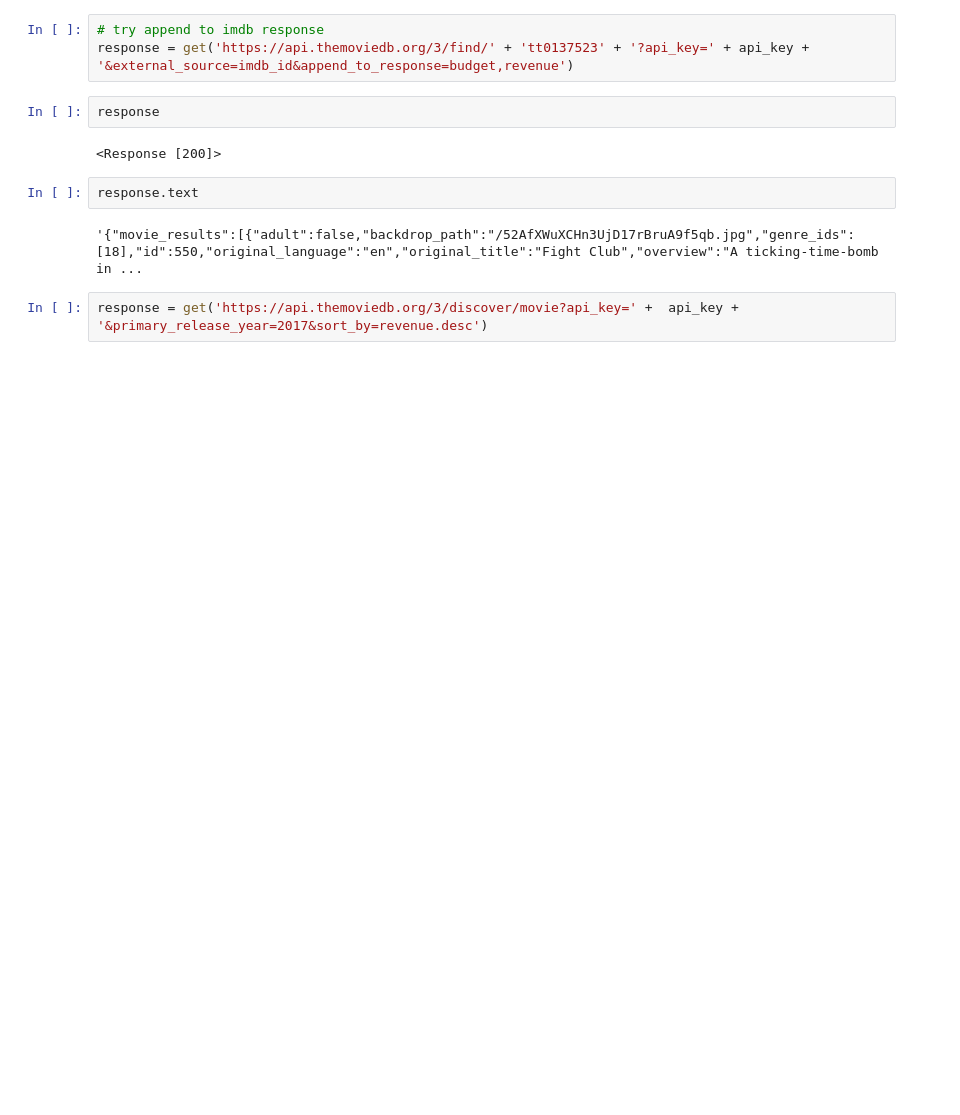
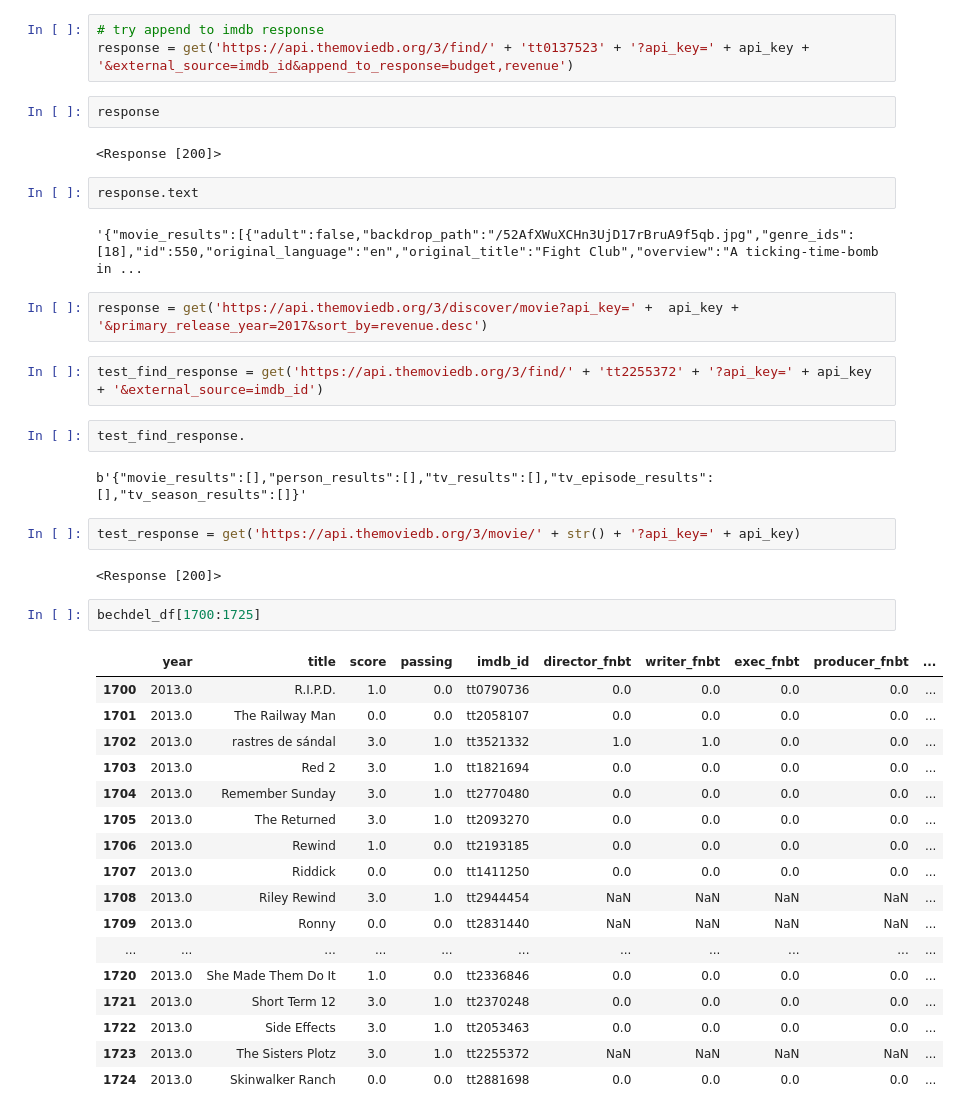
Before and after one commit to MagicMilly/women-in-film-analysis-dashboard, a Jupyter notebook: API_Fun.ipynb, the cells around one changed output. Saved outputs shown, nothing was run; the diff lists cells and outputs as text; blank space fills up the shorter version.

```diff
--- a/API_Fun.ipynb
+++ b/API_Fun.ipynb
@@ -127,3 +127,33 @@ response.text
 '{"movie_results":[{"adult":false,"backdrop_path":"/52AfXWuXCHn3UjD17rBruA9f5qb.jpg","genre_ids":[18],"id":550,"original_language":"en","original_title":"Fight Club","overview":"A ticking-time-bomb in ...
 # %%
 response = get('https://api.themoviedb.org/3/discover/movie?api_key=' +  api_key + '&primary_release_year=2017&sort_by=revenue.desc')
+# %%
+test_find_response = get('https://api.themoviedb.org/3/find/' + 'tt2255372' + '?api_key=' + api_key + '&external_source=imdb_id')
+# %%
+test_find_response.
+# %% [output]
+b'{"movie_results":[],"person_results":[],"tv_results":[],"tv_episode_results":[],"tv_season_results":[]}'
+# %%
+test_response = get('https://api.themoviedb.org/3/movie/' + str() + '?api_key=' + api_key)
+# %% [output]
+<Response [200]>
+# %%
+bechdel_df[1700:1725]
+# %% [output]
+|  | year | title | score | passing | imdb_id | director_fnbt | writer_fnbt | exec_fnbt | producer_fnbt | ... |
+| 1700 | 2013.0 | R.I.P.D. | 1.0 | 0.0 | tt0790736 | 0.0 | 0.0 | 0.0 | 0.0 | ... |
+| 1701 | 2013.0 | The Railway Man | 0.0 | 0.0 | tt2058107 | 0.0 | 0.0 | 0.0 | 0.0 | ... |
+| 1702 | 2013.0 | rastres de sándal | 3.0 | 1.0 | tt3521332 | 1.0 | 1.0 | 0.0 | 0.0 | ... |
+| 1703 | 2013.0 | Red 2 | 3.0 | 1.0 | tt1821694 | 0.0 | 0.0 | 0.0 | 0.0 | ... |
+| 1704 | 2013.0 | Remember Sunday | 3.0 | 1.0 | tt2770480 | 0.0 | 0.0 | 0.0 | 0.0 | ... |
+| 1705 | 2013.0 | The Returned | 3.0 | 1.0 | tt2093270 | 0.0 | 0.0 | 0.0 | 0.0 | ... |
+| 1706 | 2013.0 | Rewind | 1.0 | 0.0 | tt2193185 | 0.0 | 0.0 | 0.0 | 0.0 | ... |
+| 1707 | 2013.0 | Riddick | 0.0 | 0.0 | tt1411250 | 0.0 | 0.0 | 0.0 | 0.0 | ... |
+| 1708 | 2013.0 | Riley Rewind | 3.0 | 1.0 | tt2944454 | NaN | NaN | NaN | NaN | ... |
+| 1709 | 2013.0 | Ronny | 0.0 | 0.0 | tt2831440 | NaN | NaN | NaN | NaN | ... |
+| ... | ... | ... | ... | ... | ... | ... | ... | ... | ... | ... |
+| 1720 | 2013.0 | She Made Them Do It | 1.0 | 0.0 | tt2336846 | 0.0 | 0.0 | 0.0 | 0.0 | ... |
+| 1721 | 2013.0 | Short Term 12 | 3.0 | 1.0 | tt2370248 | 0.0 | 0.0 | 0.0 | 0.0 | ... |
+| 1722 | 2013.0 | Side Effects | 3.0 | 1.0 | tt2053463 | 0.0 | 0.0 | 0.0 | 0.0 | ... |
+| 1723 | 2013.0 | The Sisters Plotz | 3.0 | 1.0 | tt2255372 | NaN | NaN | NaN | NaN | ... |
+| 1724 | 2013.0 | Skinwalker Ranch | 0.0 | 0.0 | tt2881698 | 0.0 | 0.0 | 0.0 | 0.0 | ... |
```
Also changed, not shown: parts of 8 cells of this notebook.
